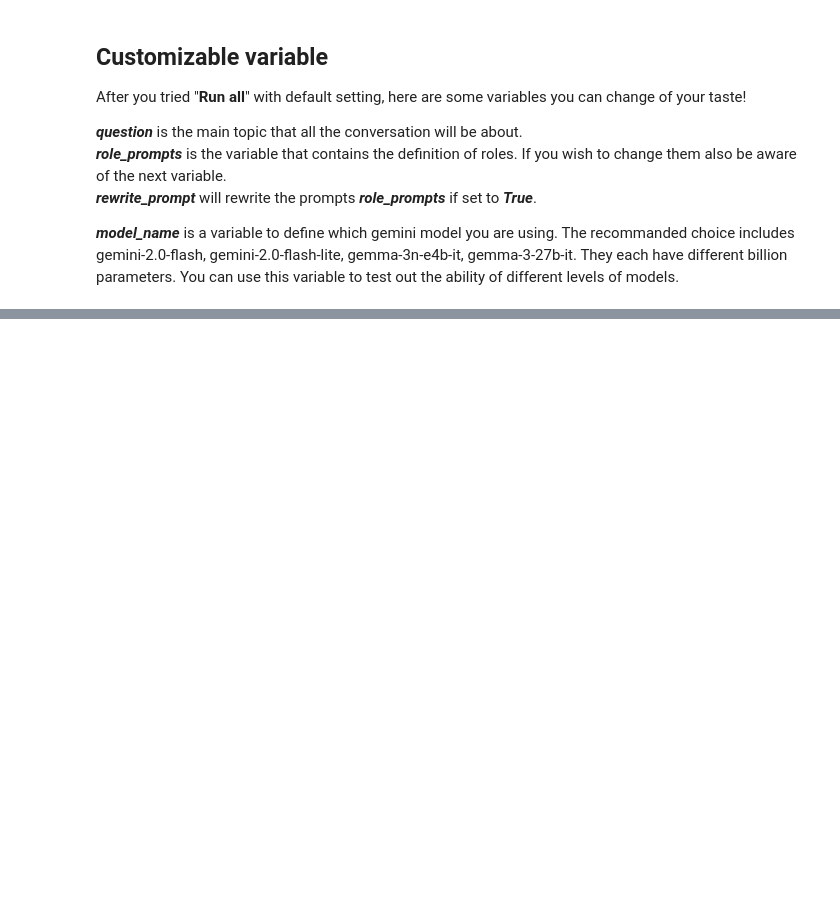
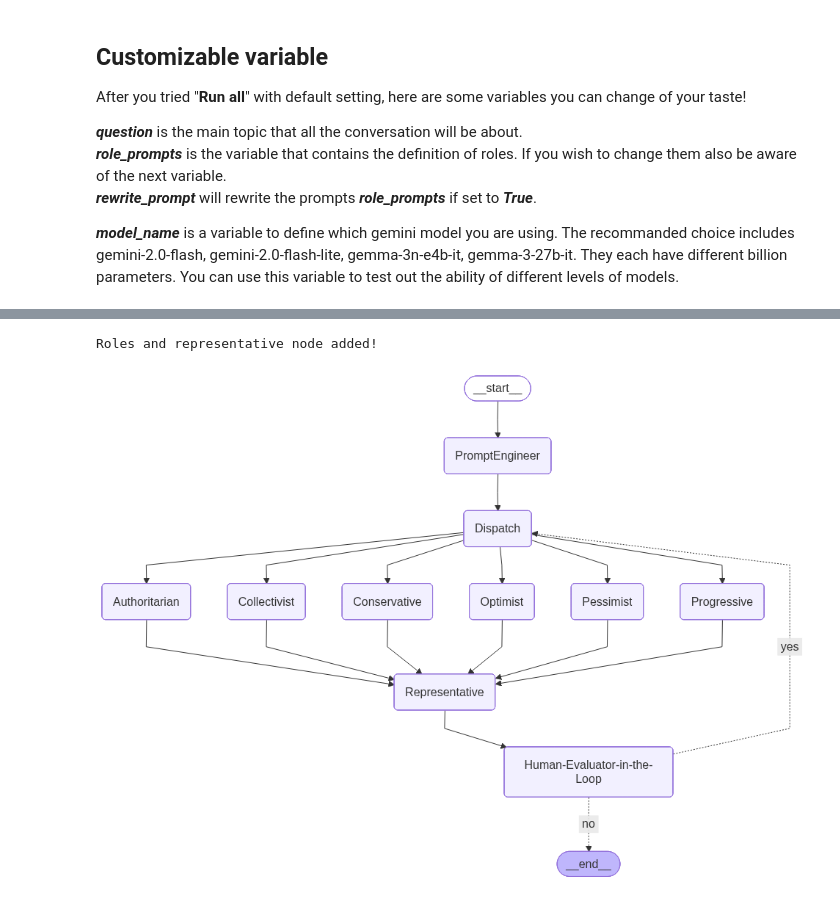
Before and after one commit to AI-Agents-Prompts-to-Multi-Agent-Sys/Democratic-Dialogue, a Jupyter notebook: democraticDeliberation.ipynb, the cells around one changed output, grey strips where cells are left out. Cells and saved outputs as stored; diff of their text form; code cells hidden in the pictures; blank space fills up the shorter version.

```diff
--- a/democraticDeliberation.ipynb
+++ b/democraticDeliberation.ipynb
@@ -316,24 +325,39 @@ display(Image(preview.get_graph().draw_mermaid_png()))
 # %%
 # human in the loop node
 
 def human_node(state: EvaluationState):
     lc = state["loop_count"]
     latest = state.get("representative_outputs", {}).get(str(lc), {})
     print(f"\n--- Representative Summary (Loop {state['loop_count']}) ---")
     print("CONSENSUS:")
     for i, idea in enumerate(latest.get("consensus", []), 1):
         print(f"{i}. {idea}")
     print(latest.get("summary", "Agreement: LOW"))
 
     decision = input("\nContinue to next loop? (y/n): ").lower().strip()
 
     if decision == "y":
         print("\n\nContinuing to next round...\n\n")
         lc += 1
         print(f"===== Loop {lc} =====")
     # IMPORTANT: only return the changed key
     return {"continue_": decision == "y", "loop_count": lc}
 
 
 def check_continue(state: EvaluationState) -> Literal["yes", "no"]:
     return "yes" if state.get("continue_", False) else "no"
+
+graph_builder.add_edge("Representative", "Human-Evaluator-in-the-Loop")
+graph_builder.add_node("Human-Evaluator-in-the-Loop", human_node)
+graph_builder.add_conditional_edges("Human-Evaluator-in-the-Loop", check_continue, {"yes": "Dispatch", "no": END})
+
+# Graph Visualization
+temp = copy.deepcopy(graph_builder)
+preview = temp.compile()
+from IPython.display import Image, display
+print("Representative node added!")
+print("Full stategraph structure completed!")
+display(Image(preview.get_graph().draw_mermaid_png()))
+# %% [output]
+Roles and representative node added!
+[figure, added]
```
Also changed, not shown: parts of 5 cells of this notebook.
